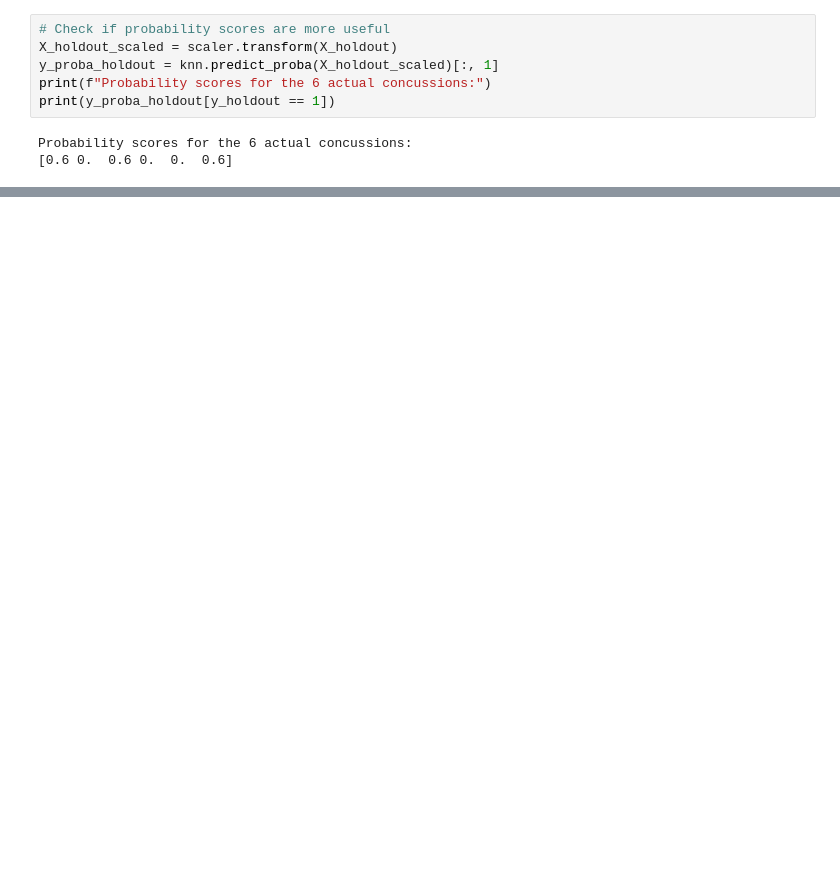
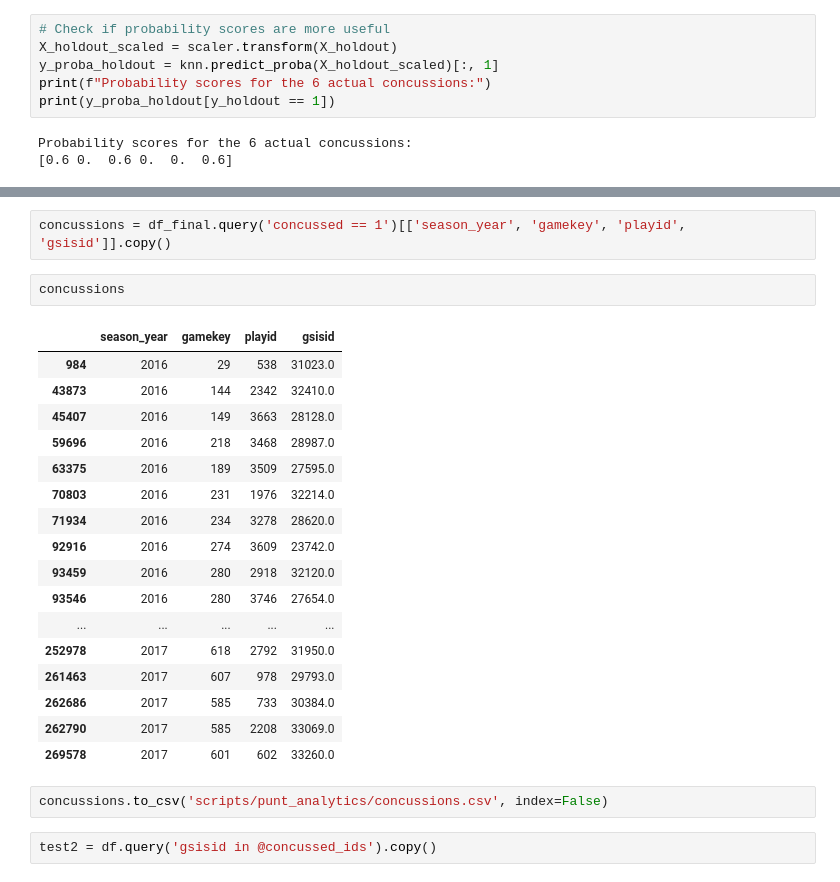
Before and after one commit to shmorhunmsds/summer_milestone_2, a Jupyter notebook: puntv6.ipynb, the cells around one changed output, grey strips where cells are left out. Cells and saved outputs as stored; diff of their text form; blank space fills up the shorter version.

```diff
--- a/puntv6.ipynb
+++ b/puntv6.ipynb
@@ -385,0 +856,26 @@ Threshold | Precision | Recall | False Positives | True Positives
+# %%
+concussions = df_final.query('concussed == 1')[['season_year', 'gamekey', 'playid', 'gsisid']].copy()
+# %%
+concussions
+# %% [output]
+|  | season_year | gamekey | playid | gsisid |
+| 984 | 2016 | 29 | 538 | 31023.0 |
+| 43873 | 2016 | 144 | 2342 | 32410.0 |
+| 45407 | 2016 | 149 | 3663 | 28128.0 |
+| 59696 | 2016 | 218 | 3468 | 28987.0 |
+| 63375 | 2016 | 189 | 3509 | 27595.0 |
+| 70803 | 2016 | 231 | 1976 | 32214.0 |
+| 71934 | 2016 | 234 | 3278 | 28620.0 |
+| 92916 | 2016 | 274 | 3609 | 23742.0 |
+| 93459 | 2016 | 280 | 2918 | 32120.0 |
+| 93546 | 2016 | 280 | 3746 | 27654.0 |
+| ... | ... | ... | ... | ... |
+| 252978 | 2017 | 618 | 2792 | 31950.0 |
+| 261463 | 2017 | 607 | 978 | 29793.0 |
+| 262686 | 2017 | 585 | 733 | 30384.0 |
+| 262790 | 2017 | 585 | 2208 | 33069.0 |
+| 269578 | 2017 | 601 | 602 | 33260.0 |
+# %%
+concussions.to_csv('scripts/punt_analytics/concussions.csv', index=False)
+# %%
+test2 = df.query('gsisid in @concussed_ids').copy()
```
Also changed, not shown: parts of 30 cells of this notebook.
